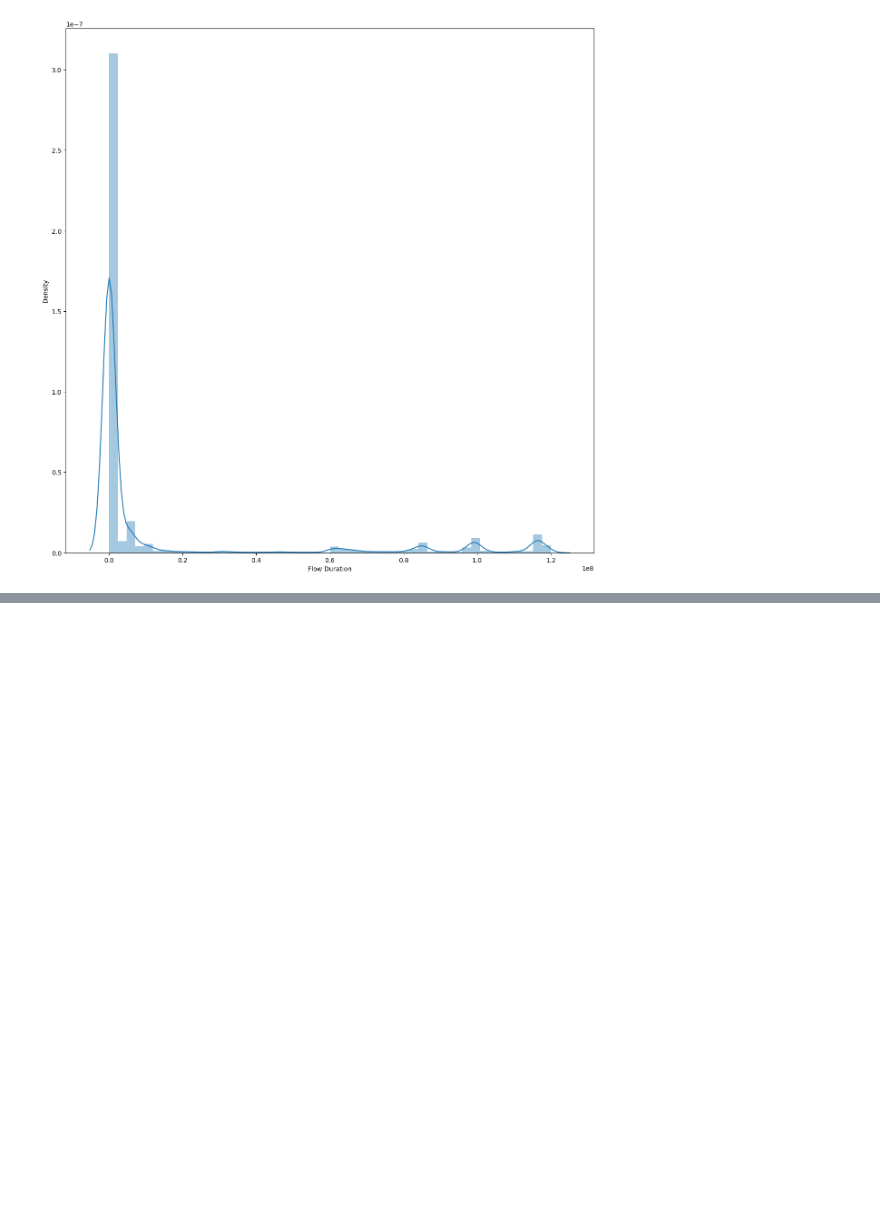
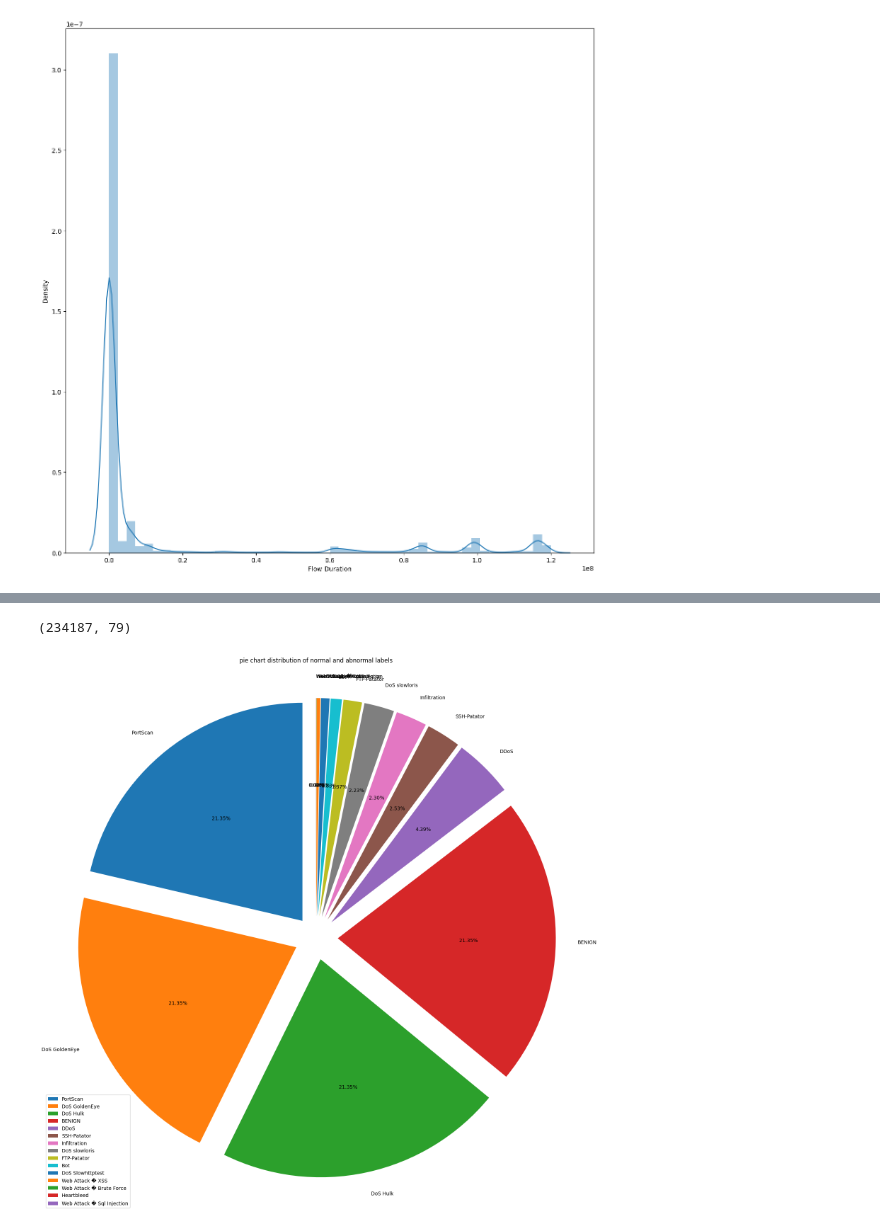
Before and after one commit to rosangithub/ANIDS, a Jupyter notebook: ANIDS.ipynb, the cells around one changed output, grey strips where cells are left out. Saved outputs shown, nothing was run; the diff lists cells and outputs as text; code cells hidden in the pictures; blank space fills up the shorter version.

```diff
--- a/ANIDS.ipynb
+++ b/ANIDS.ipynb
@@ -258,0 +284,4 @@ https://gist.github.com/mwaskom/de44147ed2974457ad6372750bbe5751
+# %%
+df.replace([np.inf,-np.inf],np.nan,inplace=True)
+df.drop_duplicates(inplace=True)
+df.dropna(inplace=True)
@@ -258,0 +292,35 @@ https://gist.github.com/mwaskom/de44147ed2974457ad6372750bbe5751
+# %%
+import pandas as pd
+#assuming df is your datafram with the given dataset
+#create a list of classes you want to keep all records for
+classes_to_keep = ['DoS GoldenEye','FTP-Patator','DoS slowloris','DoS Slowhttptest',
+                   'Bot','SSH-Patator','Web Attack � Brute Force','Web Attack � XSS',
+                   'Infiltration','Web Attack � Sql Injection','Heartbleed']
+
+#create  a list of classes you want to limit to 100000 records
+classes_to_limit=['BENIGN','DoS Hulk','PortScan','DDoS']
+#filter rows for classes to keep all records
+df_keep=df[df['Label'].isin(classes_to_keep)]
+#filter rows for classes to keep all records
+df_limit=df[df['Label'].isin(classes_to_limit)].groupby("Label").head(50000)
+#combine the filtered rows
+result_df=pd.concat([df_keep,df_limit])
+#shuffle the resulting dataframe to mix the classes
+result_df=result_df.sample(frac=1,random_state=42).reset_index(drop=True)
+# %%
+result_df.shape
+# %% [output]
+(234187, 79)
+# %%
+import matplotlib.pyplot as plt
+plt.figure(figsize=(20,20))
+#pie chart distribution of normal and abnormal labels
+labels=result_df['Label'].unique()
+sizes=result_df['Label'].value_counts()
+explode=(0.1,)*len(labels)#explode all slieces slightly
+plt.pie(sizes,labels=labels,autopct="%0.2f%%",explode=explode,startangle=90)
+plt.title("pie chart distribution of normal and abnormal labels")
+plt.legend(labels,loc='best')
+plt.show()
+# %% [output]
+[figure, added]
```
Also changed, not shown: parts of 4 cells of this notebook.
